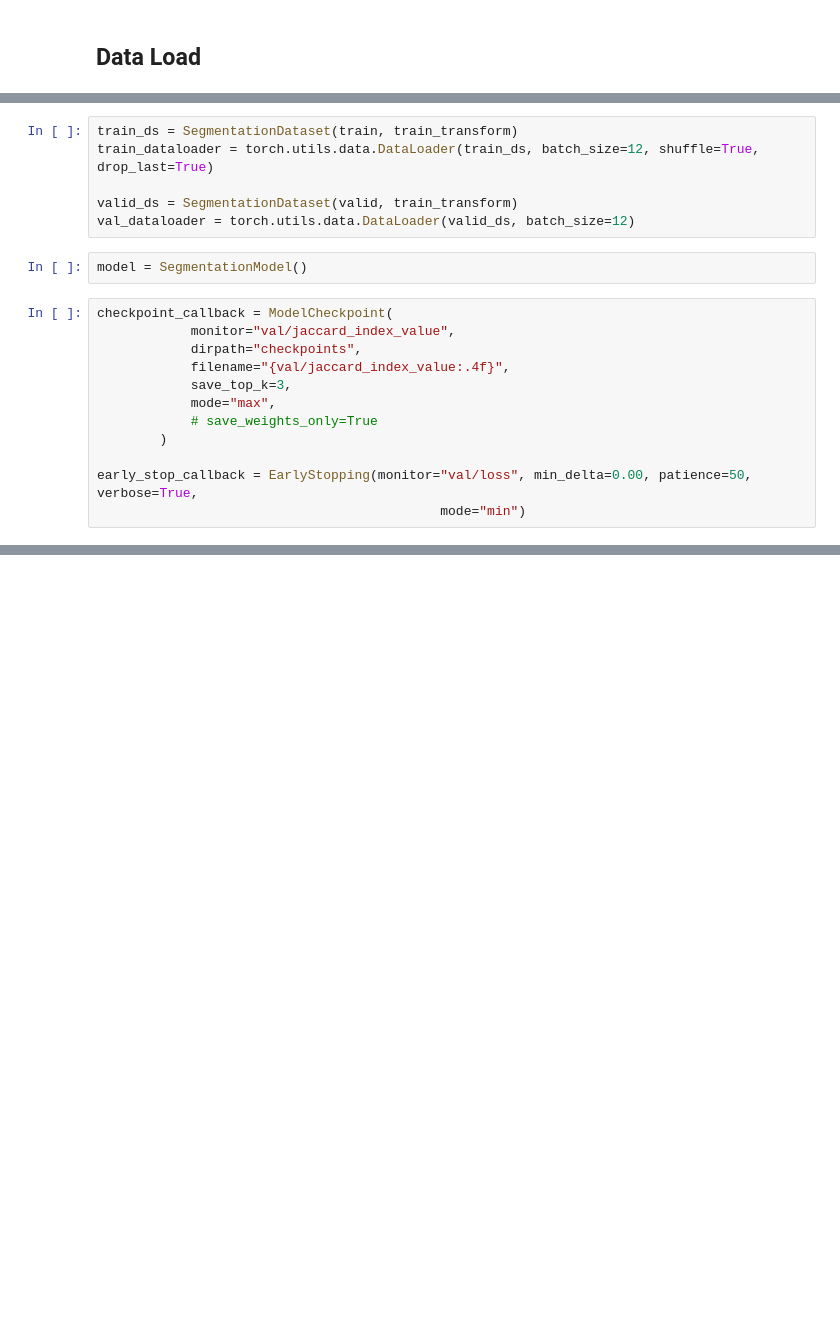
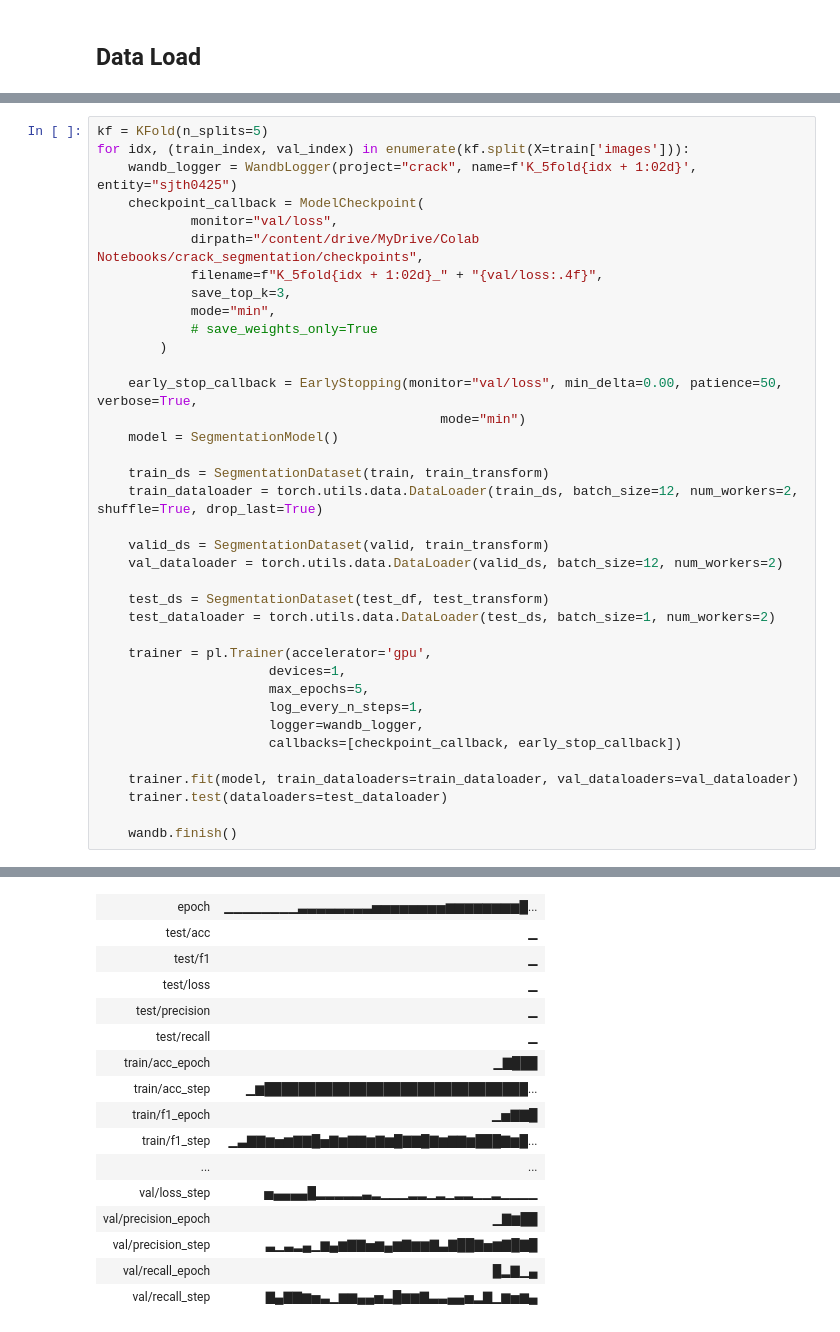
Before and after one commit to SejinHan25/crack_segmentation, a Jupyter notebook: Train.ipynb, the cells around one changed output, grey strips where cells are left out. Cells and saved outputs as stored; diff of their text form; blank space fills up the shorter version.

```diff
--- a/Train.ipynb
+++ b/Train.ipynb
@@ -228,20 +337,38 @@ class SegmentationModel(pl.LightningModule):
-# %%
-train_ds = SegmentationDataset(train, train_transform)
-train_dataloader = torch.utils.data.DataLoader(train_ds, batch_size=12, shuffle=True, drop_last=True)
-
-valid_ds = SegmentationDataset(valid, train_transform)
-val_dataloader = torch.utils.data.DataLoader(valid_ds, batch_size=12)
-# %%
-model = SegmentationModel()
-# %%
-checkpoint_callback = ModelCheckpoint(
-            monitor="val/jaccard_index_value",
-            dirpath="checkpoints",
-            filename="{val/jaccard_index_value:.4f}",
-            save_top_k=3,
-            mode="max",
-            # save_weights_only=True
-        )
-
-early_stop_callback = EarlyStopping(monitor="val/loss", min_delta=0.00, patience=50, verbose=True,
-                                            mode="min")
+# %%
+kf = KFold(n_splits=5)
+for idx, (train_index, val_index) in enumerate(kf.split(X=train['images'])):
+    wandb_logger = WandbLogger(project="crack", name=f'K_5fold{idx + 1:02d}', entity="sjth0425")
+    checkpoint_callback = ModelCheckpoint(
+            monitor="val/loss",
+            dirpath="/content/drive/MyDrive/Colab Notebooks/crack_segmentation/checkpoints",
+            filename=f"K_5fold{idx + 1:02d}_" + "{val/loss:.4f}",
+            save_top_k=3,
+            mode="min",
+            # save_weights_only=True
+        )
+
+    early_stop_callback = EarlyStopping(monitor="val/loss", min_delta=0.00, patience=50, verbose=True,
+                                            mode="min")
+    model = SegmentationModel()
+
+    train_ds = SegmentationDataset(train, train_transform)
+    train_dataloader = torch.utils.data.DataLoader(train_ds, batch_size=12, num_workers=2, shuffle=True, drop_last=True)
+
+    valid_ds = SegmentationDataset(valid, train_transform)
+    val_dataloader = torch.utils.data.DataLoader(valid_ds, batch_size=12, num_workers=2)
+
+    test_ds = SegmentationDataset(test_df, test_transform)
+    test_dataloader = torch.utils.data.DataLoader(test_ds, batch_size=1, num_workers=2)
+
+    trainer = pl.Trainer(accelerator='gpu',
+                      devices=1,
+                      max_epochs=5,
+                      log_every_n_steps=1,
+                      logger=wandb_logger,
+                      callbacks=[checkpoint_callback, early_stop_callback])
+
+    trainer.fit(model, train_dataloaders=train_dataloader, val_dataloaders=val_dataloader)
+    trainer.test(dataloaders=test_dataloader)
+
+    wandb.finish()
+# %% [output]
@@ -247,0 +410,16 @@ early_stop_callback = EarlyStopping(monitor="val/loss", min_delta=0.00, patience
+| epoch | ▁▁▁▁▁▁▁▁▃▃▃▃▃▃▃▃▅▅▅▅▅▅▅▅▆▆▆▆▆▆▆▆█... |
+| test/acc | ▁ |
+| test/f1 | ▁ |
+| test/loss | ▁ |
+| test/precision | ▁ |
+| test/recall | ▁ |
+| train/acc_epoch | ▁▇███ |
+| train/acc_step | ▁▆███████████████████████████████... |
+| train/f1_epoch | ▁▅▇▇█ |
+| train/f1_step | ▁▃▇▇▆▅▆▇▇█▅▇▆▇▇▆▇▆█▇▇█▇▆▇▇▆███▇▆█... |
+| ... | ... |
+| val/loss_step | ▅▄▄▄▄█▂▂▂▂▂▃▂▁▁▁▂▂▁▂▁▂▂▁▁▂▁▁▁▁ |
+| val/precision_epoch | ▁▇▆██ |
+| val/precision_step | ▃▁▃▂▄▁▆▄▆▇▇▅▆▄▆▇▆▆▇▃▇██▇▅▆▇█▇█ |
+| val/recall_epoch | █▂▇▁▄ |
+| val/recall_step | ▇▄▇▇▆▅▃▁▆▆▄▄▅▃█▆▆▇▃▃▄▄▅▂▇▁▆▅▆▄ |
```
Also changed, not shown: parts of 28 cells of this notebook.
